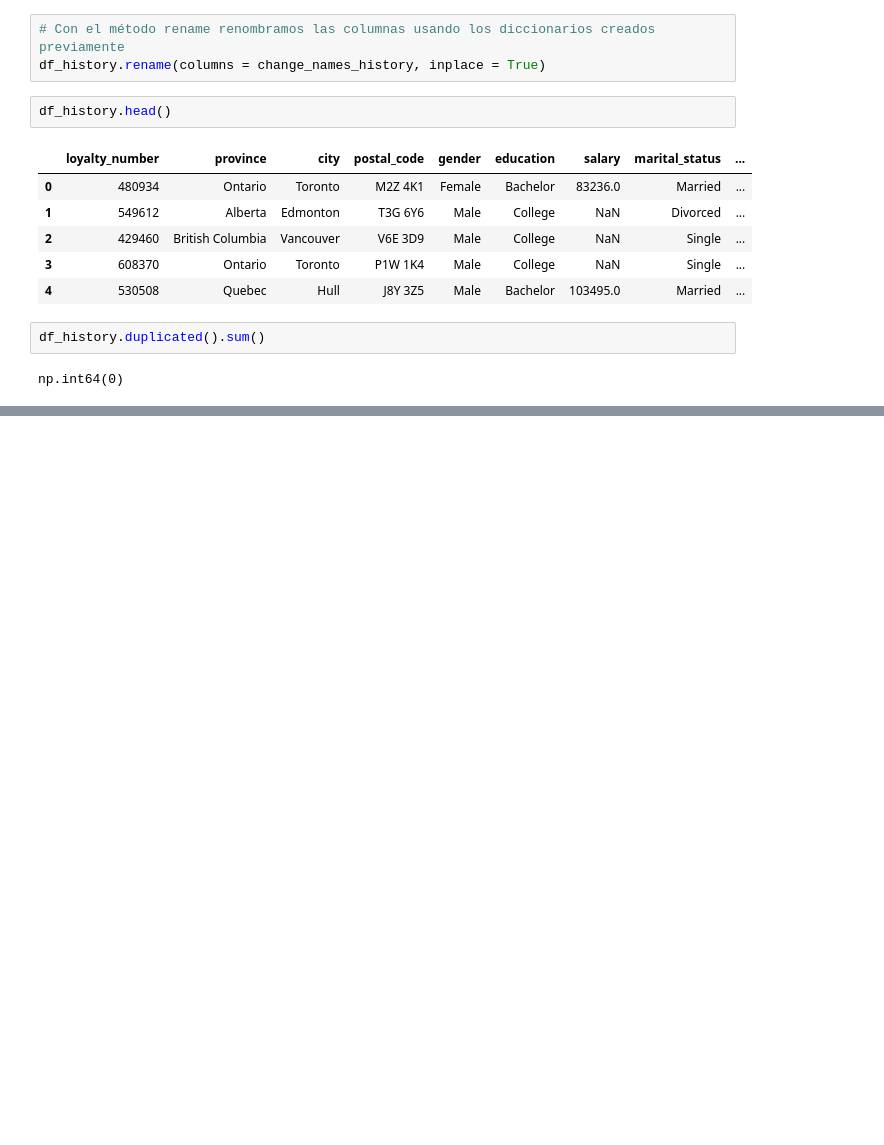
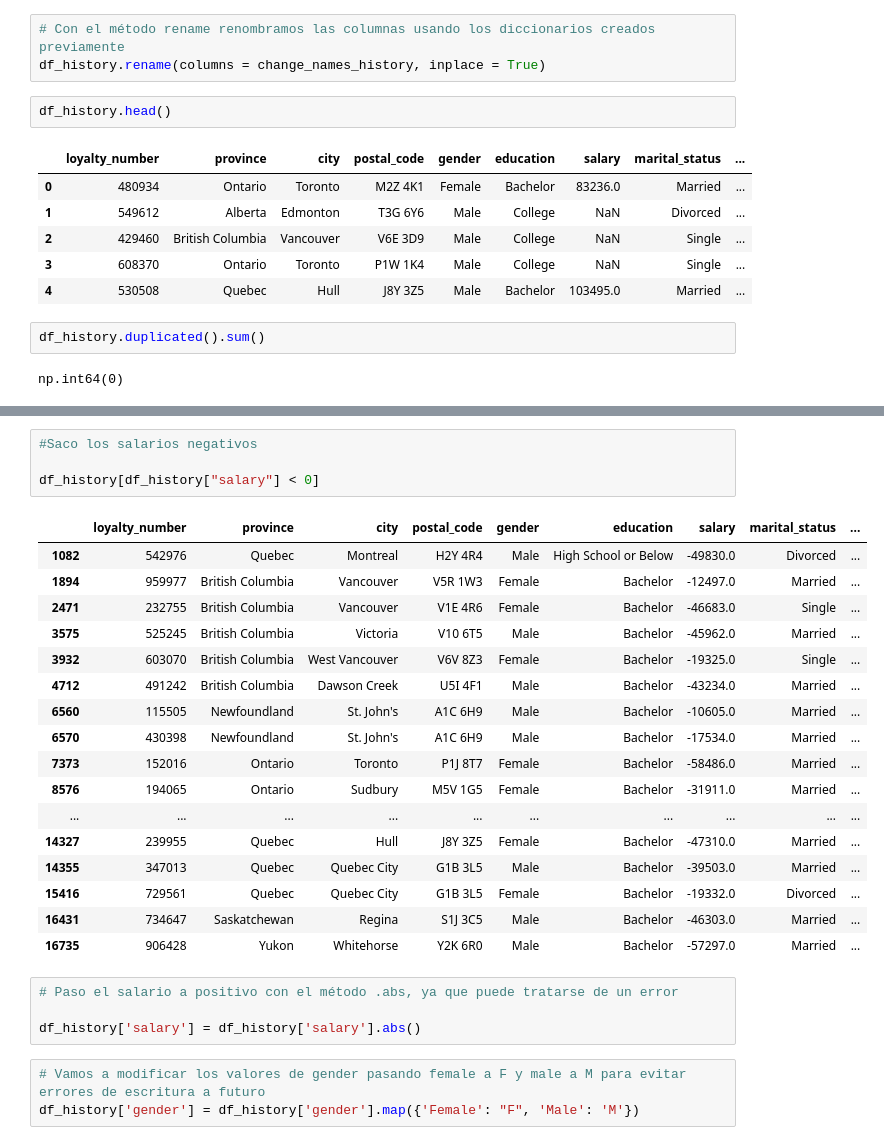
Before and after one commit to Adalab/bda-modulo-3-evaluacion-final-Marta2203H, a Jupyter notebook: Jupyters/evaluacion_mod3.ipynb, the cells around one changed output, grey strips where cells are left out. Cells and saved outputs as stored; diff of their text form; blank space fills up the shorter version.

```diff
--- a/Jupyters/evaluacion_mod3.ipynb
+++ b/Jupyters/evaluacion_mod3.ipynb
@@ -282,0 +293,29 @@ np.int64(0)
+# %%
+#Saco los salarios negativos
+
+df_history[df_history["salary"] < 0]
+# %% [output]
+|  | loyalty_number | province | city | postal_code | gender | education | salary | marital_status | ... |
+| 1082 | 542976 | Quebec | Montreal | H2Y 4R4 | Male | High School or Below | -49830.0 | Divorced | ... |
+| 1894 | 959977 | British Columbia | Vancouver | V5R 1W3 | Female | Bachelor | -12497.0 | Married | ... |
+| 2471 | 232755 | British Columbia | Vancouver | V1E 4R6 | Female | Bachelor | -46683.0 | Single | ... |
+| 3575 | 525245 | British Columbia | Victoria | V10 6T5 | Male | Bachelor | -45962.0 | Married | ... |
+| 3932 | 603070 | British Columbia | West Vancouver | V6V 8Z3 | Female | Bachelor | -19325.0 | Single | ... |
+| 4712 | 491242 | British Columbia | Dawson Creek | U5I 4F1 | Male | Bachelor | -43234.0 | Married | ... |
+| 6560 | 115505 | Newfoundland | St. John's | A1C 6H9 | Male | Bachelor | -10605.0 | Married | ... |
+| 6570 | 430398 | Newfoundland | St. John's | A1C 6H9 | Male | Bachelor | -17534.0 | Married | ... |
+| 7373 | 152016 | Ontario | Toronto | P1J 8T7 | Female | Bachelor | -58486.0 | Married | ... |
+| 8576 | 194065 | Ontario | Sudbury | M5V 1G5 | Female | Bachelor | -31911.0 | Married | ... |
+| ... | ... | ... | ... | ... | ... | ... | ... | ... | ... |
+| 14327 | 239955 | Quebec | Hull | J8Y 3Z5 | Female | Bachelor | -47310.0 | Married | ... |
+| 14355 | 347013 | Quebec | Quebec City | G1B 3L5 | Male | Bachelor | -39503.0 | Married | ... |
+| 15416 | 729561 | Quebec | Quebec City | G1B 3L5 | Female | Bachelor | -19332.0 | Divorced | ... |
+| 16431 | 734647 | Saskatchewan | Regina | S1J 3C5 | Male | Bachelor | -46303.0 | Married | ... |
+| 16735 | 906428 | Yukon | Whitehorse | Y2K 6R0 | Male | Bachelor | -57297.0 | Married | ... |
+# %%
+# Paso el salario a positivo con el método .abs, ya que puede tratarse de un error
+
+df_history['salary'] = df_history['salary'].abs()
+# %%
+# Vamos a modificar los valores de gender pasando female a F y male a M para evitar errores de escritura a futuro
+df_history['gender'] = df_history['gender'].map({'Female': "F", 'Male': 'M'})
```
Also changed, not shown: parts of 9 cells of this notebook, 1 other file.
